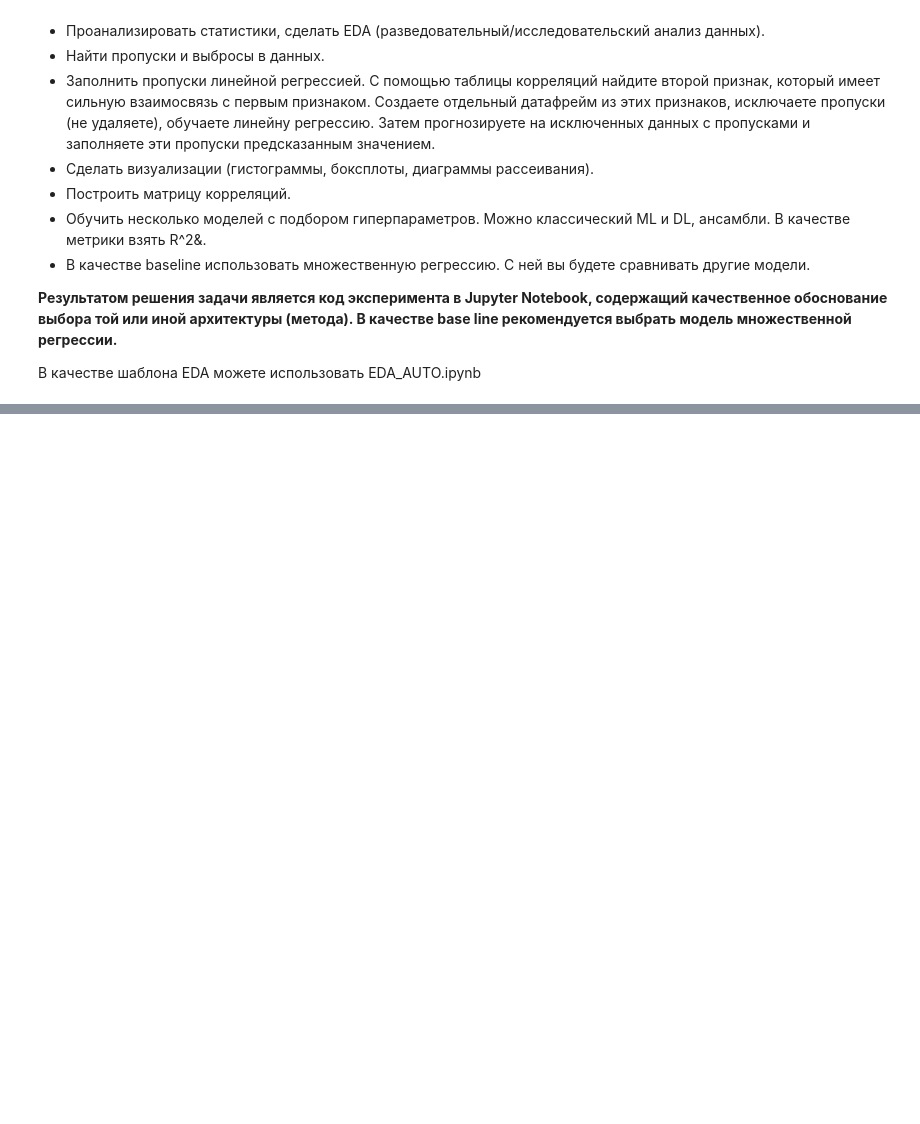
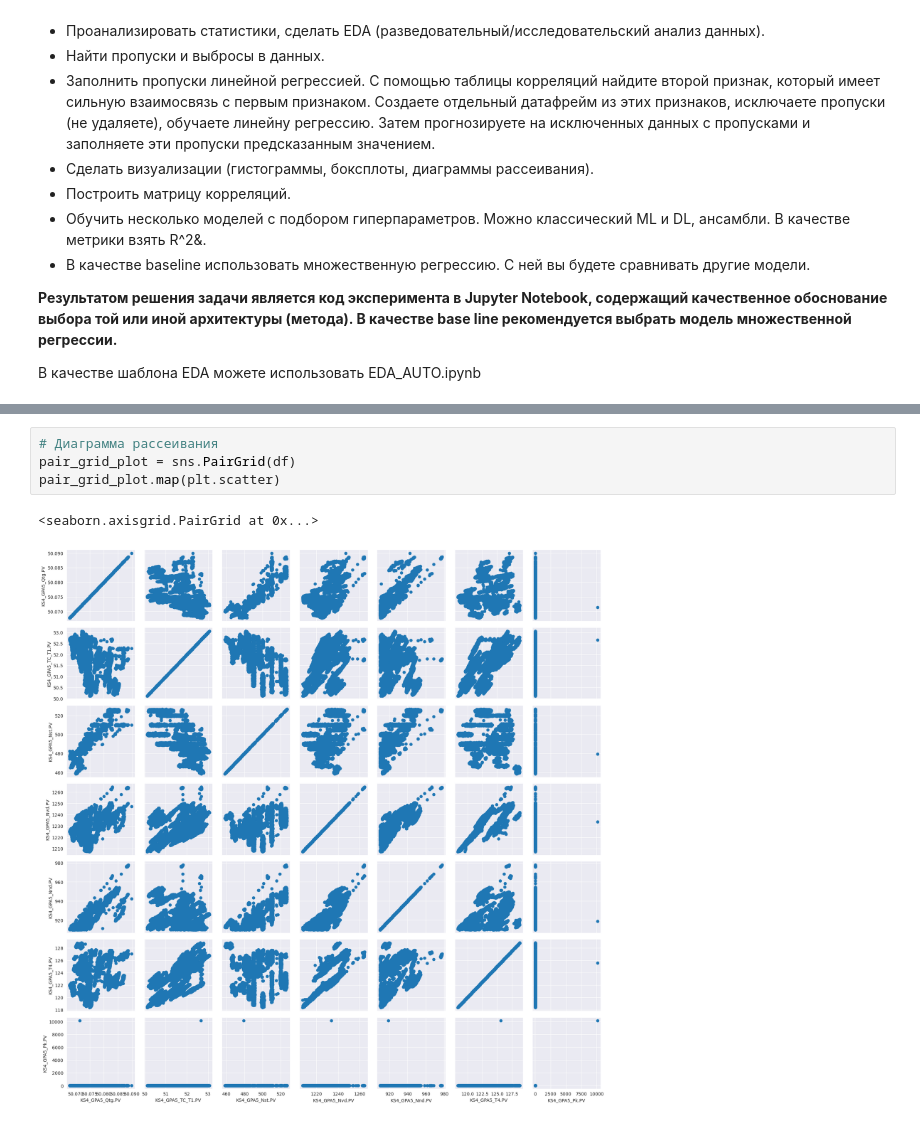
Before and after one commit to ARManakhov/uni_python_setup, a Jupyter notebook: todo/496490/task.ipynb, the cells around one changed output, grey strips where cells are left out. Saved outputs shown, nothing was run; the diff lists cells and outputs as text; blank space fills up the shorter version.

```diff
--- a/todo/496490/task.ipynb
+++ b/todo/496490/task.ipynb
@@ -24,0 +105,7 @@ outputs = ['KS4_GPA5_Nvd.PV', 'KS4_GPA5_Nnd.PV', 'KS4_GPA5_T4.PV', 'KS4_GPA5_Pk.
+# %%
+# Диаграмма рассеивания
+pair_grid_plot = sns.PairGrid(df)
+pair_grid_plot.map(plt.scatter)
+# %% [output]
+<seaborn.axisgrid.PairGrid at 0x...>
+[figure, added]
```
Also changed, not shown: parts of 19 cells of this notebook.
